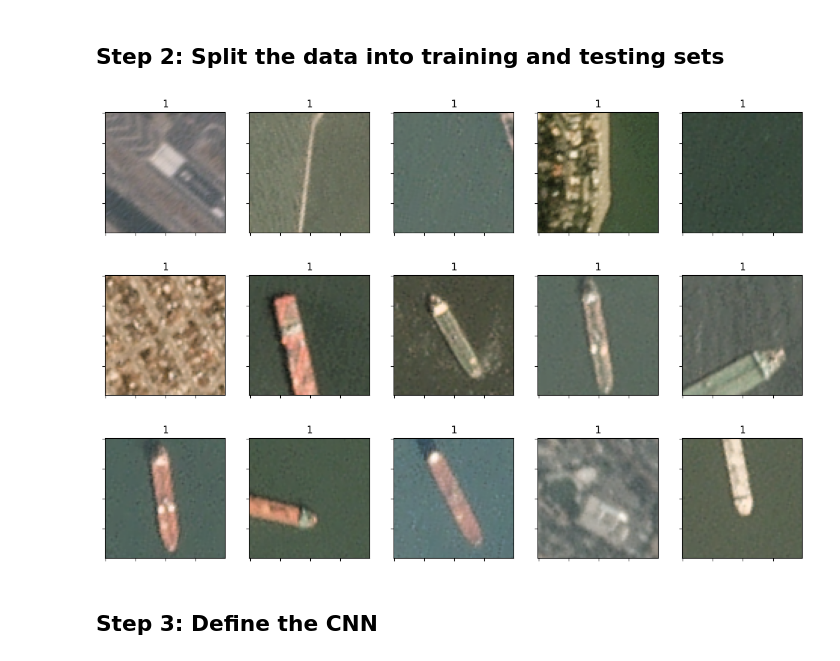
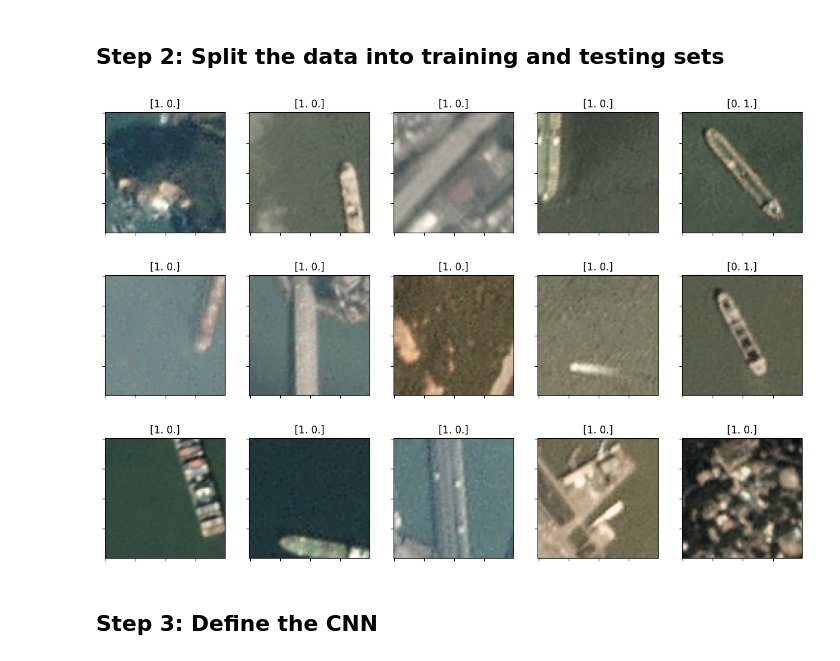
Before and after one commit to ankatiyar/kedro-image-classification, a Jupyter notebook: notebooks/experiment.ipynb, the cells around one changed output. Saved outputs shown, nothing was run; the diff lists cells and outputs as text; code cells hidden in the pictures.

```diff
--- a/notebooks/experiment.ipynb
+++ b/notebooks/experiment.ipynb
@@ -35,5 +36,6 @@ for file in no_ship:
 
 images = np.array(images, dtype=np.int64)
 labels = np.array(labels, dtype=np.int64)
+labels = to_categorical(labels, num_classes=2)
 # %% [markdown]
 ## Step 2: Split the data into training and testing sets
@@ -46,27 +46,23 @@ from sklearn.model_selection import train_test_split
 
 X_train, X_test_val, y_train, y_test_val = train_test_split(images, labels, test_size=0.3, random_state=42, shuffle=True)
 X_val, X_test, y_val, y_test = train_test_split(X_test_val, y_test_val, test_size=0.33, random_state=42, shuffle=True)
-# %%
-y_train = to_categorical(y_train, 2)
-y_val = to_categorical(y_val, 2)
-y_test = to_categorical(y_test, 2)
 # %%
 # Plot some sample images
 import random
 
 n_rows = 3
 n_cols = 5
 
 plt.figure(figsize=(15, 10))
 for i in range(n_rows*n_cols):
     ax = plt.subplot(n_rows, n_cols, i + 1)
     ax.set_yticklabels([])
     ax.set_xticklabels([])
     index = random.randint(0, len(X_train) - 1)
     plt.imshow(X_train[index])
-    plt.title(labels[np.argmax(y_train[index])])
+    plt.title(y_train[index])
 # %% [output]
-[figure, old version]
+[figure, new version]
 # %% [markdown]
 ## Step 3: Define the CNN
 # %%
```
Also changed, not shown: parts of 2 cells of this notebook, 10 other files.
